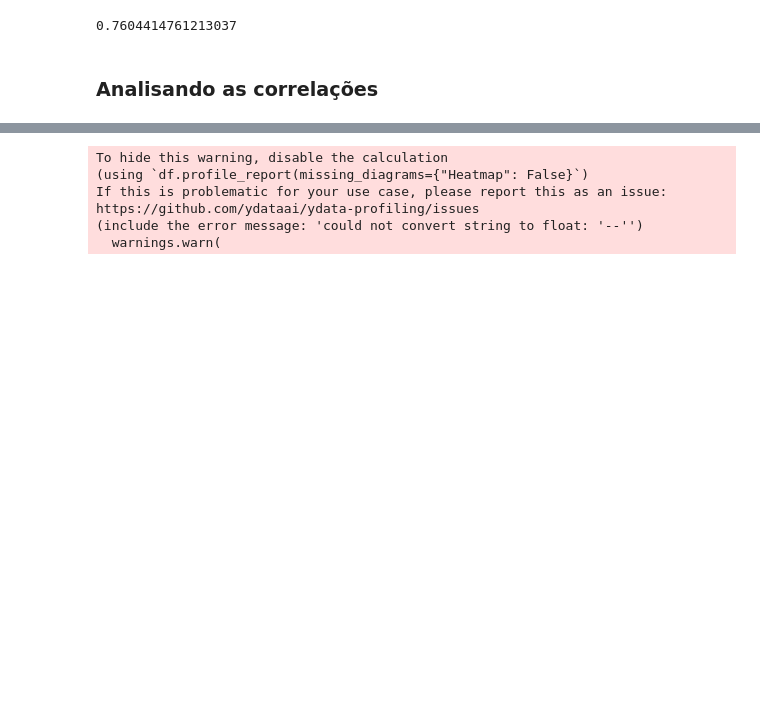
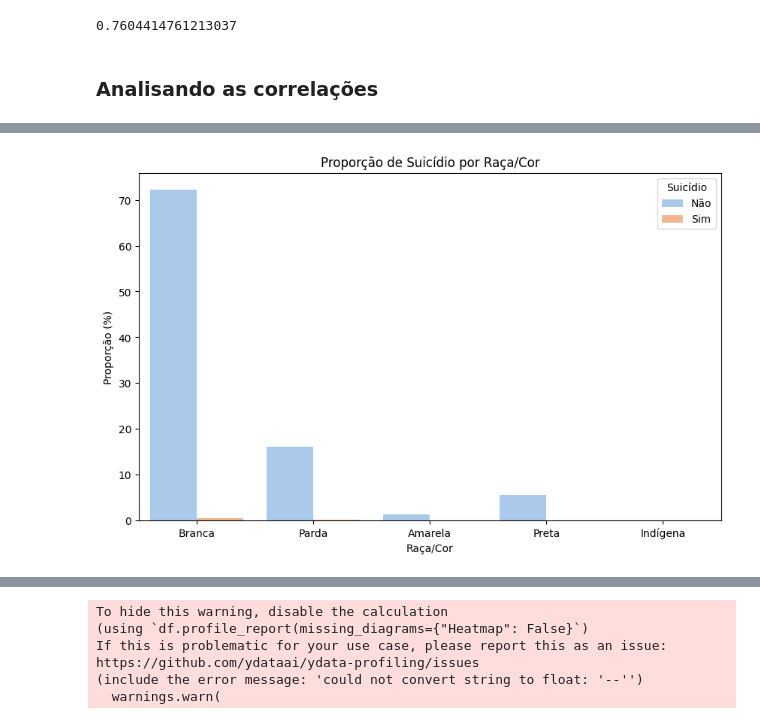
Before and after one commit to dougAlvs/apoio-a-vida, a Jupyter notebook: notebooks/eda.ipynb, the cells around one changed output, grey strips where cells are left out. Saved outputs shown, nothing was run; the diff lists cells and outputs as text; code cells hidden in the pictures; blank space fills up the shorter version.

```diff
--- a/notebooks/eda.ipynb
+++ b/notebooks/eda.ipynb
@@ -144,0 +170,15 @@ Name: count, dtype: int64
+# %%
+# Mapeamento de valores
+racacor_labels = {1: 'Branca', 2: 'Preta', 3: 'Amarela', 4: 'Parda', 5: 'Indígena'}
+suicidio_labels = {0: 'Não', 1: 'Sim'}
+
+# Plot
+plt.figure(figsize=(10, 6))
+sns.countplot(data=df, x=df['RACACOR'].map(racacor_labels), hue=df['SUICIDIO'].map(suicidio_labels), palette='pastel', dodge=True, stat='percent')
+plt.xlabel('Raça/Cor')
+plt.ylabel('Proporção (%)')
+plt.title('Proporção de Suicídio por Raça/Cor')
+plt.legend(title='Suicídio')
+plt.show()
+# %% [output]
+[figure, added]
```
Also changed, not shown: parts of 13 cells of this notebook.
